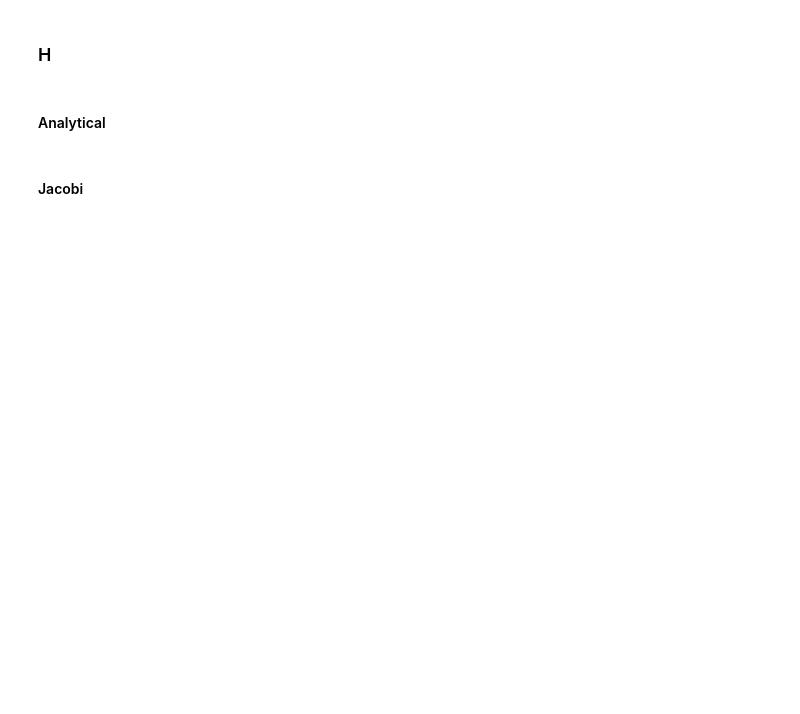
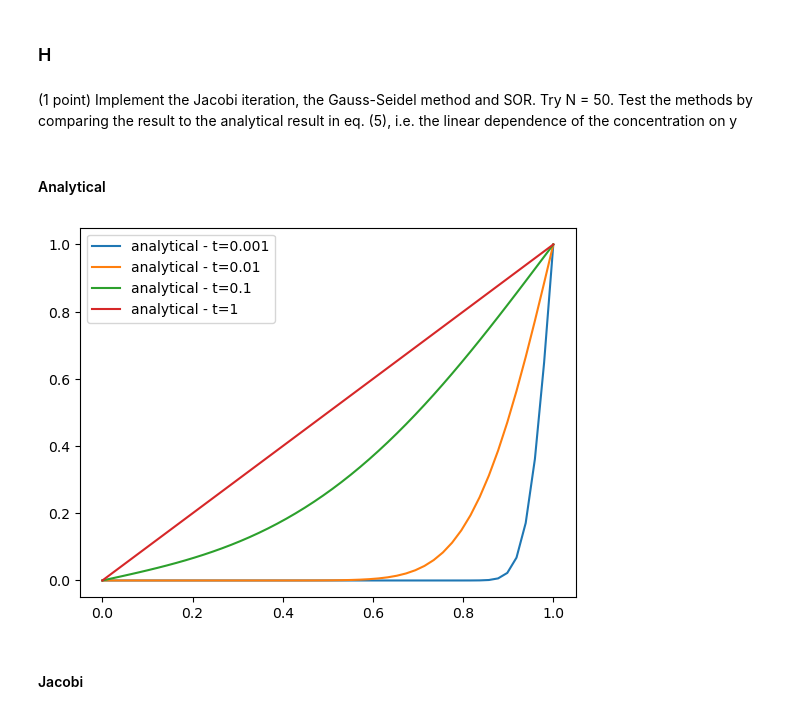
Before and after one commit to JuanSandalinas/Scientific-Computing, a Jupyter notebook: questions.ipynb, the cells around one changed output. Drawn from its saved outputs; the diff is of its cells as text; code cells hidden in the pictures; blank space fills up the shorter version.

```diff
--- a/questions.ipynb
+++ b/questions.ipynb
@@ -109,4 +141,23 @@ T = 1
+# %% [markdown]
+(1 point) Implement the Jacobi iteration, the Gauss-Seidel method and SOR.
+Try N = 50. Test the methods by comparing the result to the analytical result in
+eq. (5), i.e. the linear dependence of the concentration on y
+# %%
+N = 50
+dif = SimulationGrid(50)
 # %% [markdown]
 #### Analytical
+# %%
+y_input = np.linspace(0,1,50)
+time_show = [0.001, 0.01, 0.1, 1]
+
+for t in time_show:
+    result = dif.c_analytical(t)
+    text = f"analytical - t={t}"
+    plt.plot(y_input,result,label=text)
+    plt.legend()
+plt.show()
+# %% [output]
+[figure, added]
 # %% [markdown]
 #### Jacobi
```
Also changed, not shown: parts of 20 cells of this notebook, 3 other files.
